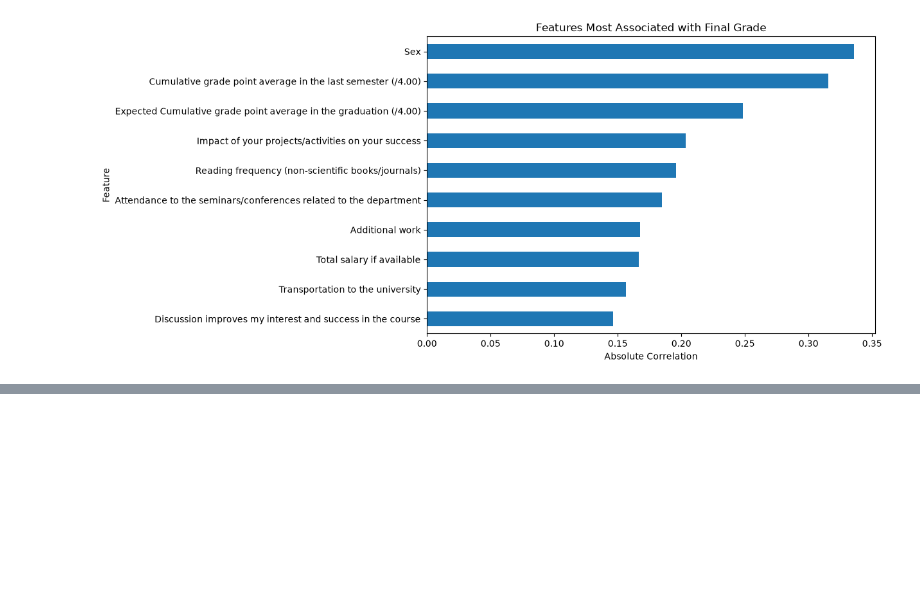
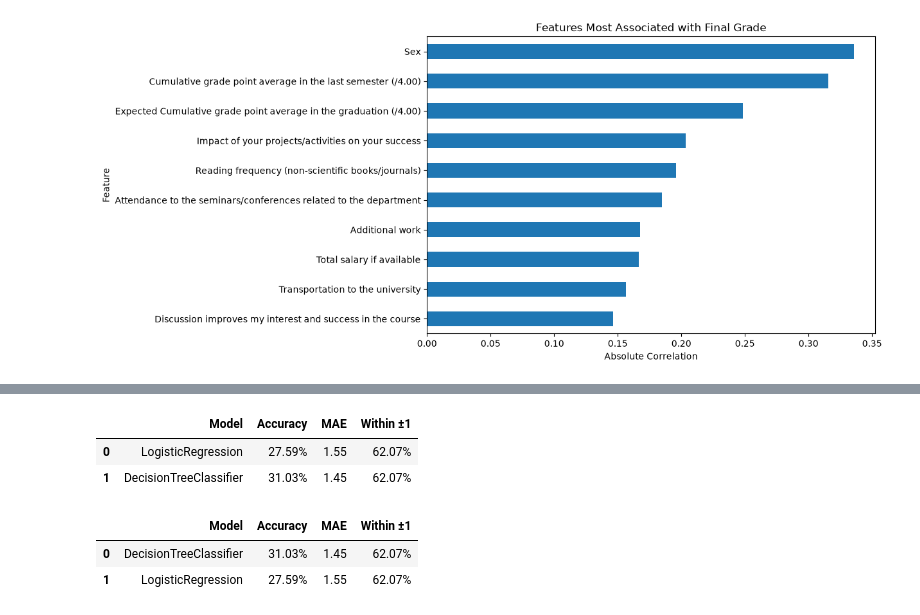
Before and after one commit to P0RUS/Hermes, a Jupyter notebook: notebooks/analysis.ipynb, the cells around one changed output, grey strips where cells are left out. Saved outputs shown, nothing was run; the diff lists cells and outputs as text; code cells hidden in the pictures; blank space fills up the shorter version.

```diff
--- a/notebooks/analysis.ipynb
+++ b/notebooks/analysis.ipynb
@@ -241,0 +485,21 @@ plt.show()
+# %%
+benchmark["Accuracy"] = benchmark["Accuracy"].map(lambda x: f"{x:.2%}")
+benchmark["Within ±1"] = benchmark["Within ±1"].map(lambda x: f"{x:.2%}")
+benchmark["MAE"] = benchmark["MAE"].round(2)
+
+benchmark
+# %% [output]
+|  | Model | Accuracy | MAE | Within ±1 |
+| 0 | LogisticRegression | 27.59% | 1.55 | 62.07% |
+| 1 | DecisionTreeClassifier | 31.03% | 1.45 | 62.07% |
+# %%
+benchmark = benchmark.sort_values(
+    by="Accuracy",
+    ascending=False
+).reset_index(drop=True)
+
+benchmark
+# %% [output]
+|  | Model | Accuracy | MAE | Within ±1 |
+| 0 | DecisionTreeClassifier | 31.03% | 1.45 | 62.07% |
+| 1 | LogisticRegression | 27.59% | 1.55 | 62.07% |
```
Also changed, not shown: parts of 22 cells of this notebook.
